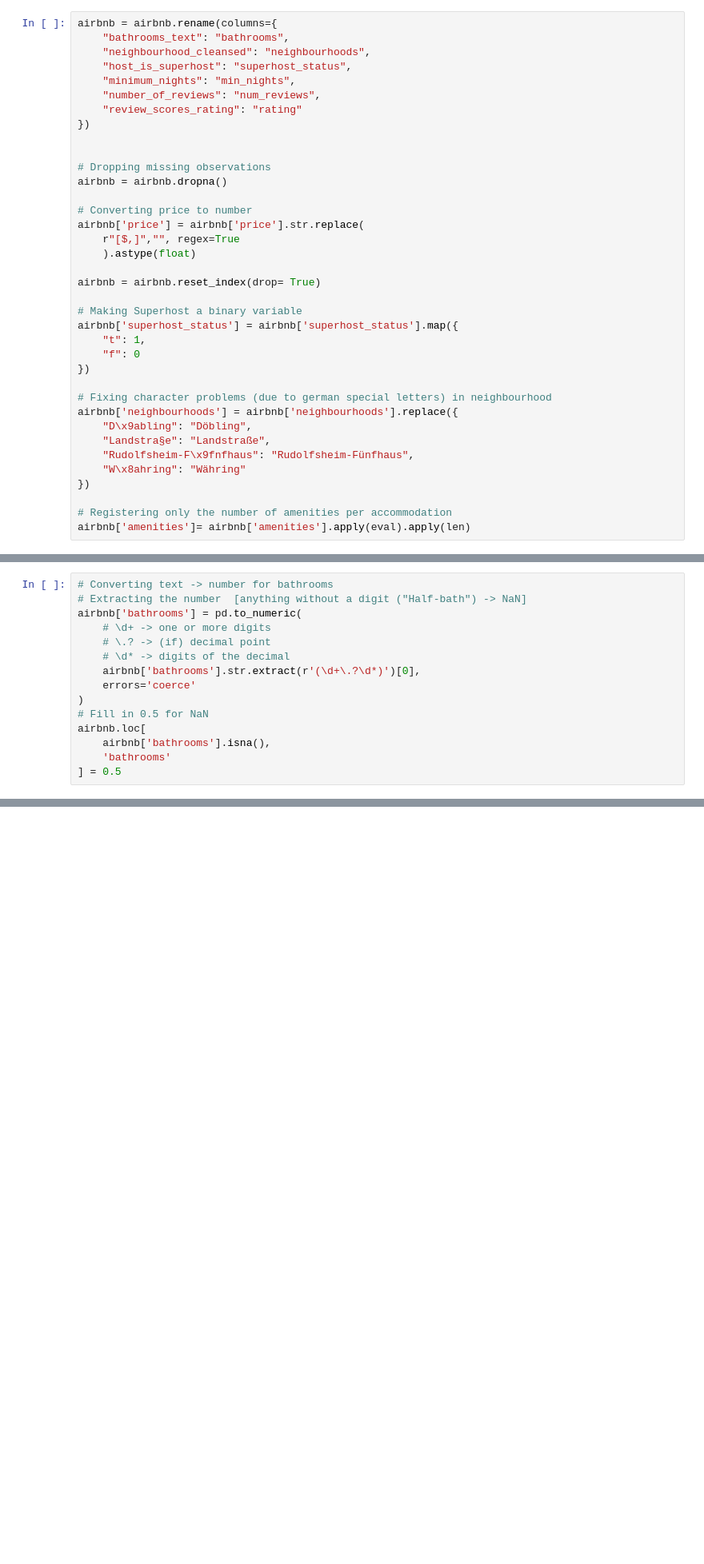
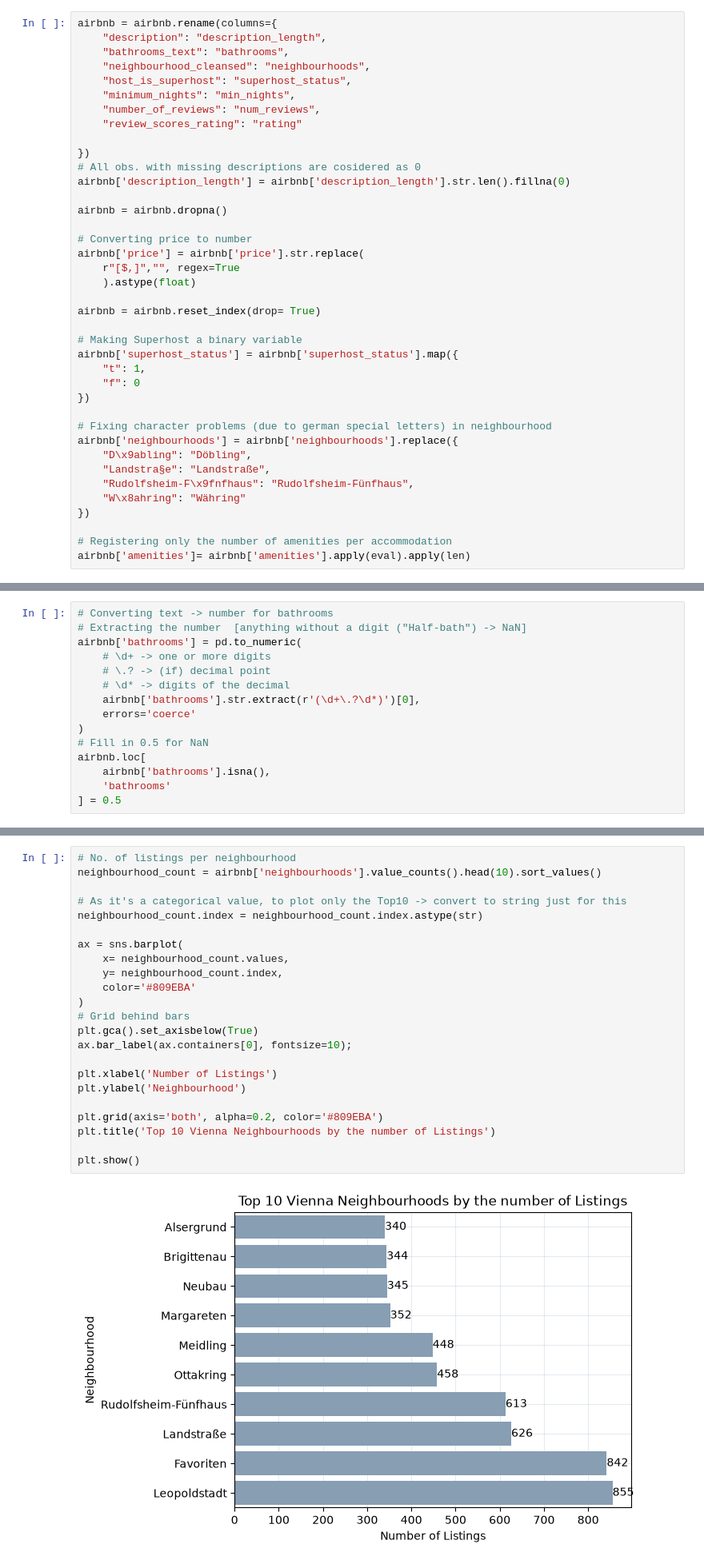
Before and after one commit to CccRosela/Vienna-Airbnb-Data-Analysis, a Jupyter notebook: Airbnb Project/notebook/Airbnb_Analysis.ipynb, the cells around one changed output, grey strips where cells are left out. Shown at 80% size. Cells and saved outputs as stored; diff of their text form; blank space fills up the shorter version.

```diff
--- a/Airbnb Project/notebook/Airbnb_Analysis.ipynb
+++ b/Airbnb Project/notebook/Airbnb_Analysis.ipynb
@@ -116,15 +121,17 @@ airbnb.head(3)
 # %%
 airbnb = airbnb.rename(columns={
+    "description": "description_length",
     "bathrooms_text": "bathrooms",
     "neighbourhood_cleansed": "neighbourhoods",
     "host_is_superhost": "superhost_status",
     "minimum_nights": "min_nights",
     "number_of_reviews": "num_reviews",
     "review_scores_rating": "rating"
+
 })
+# All obs. with missing descriptions are cosidered as 0
+airbnb['description_length'] = airbnb['description_length'].str.len().fillna(0)
 
-
-# Dropping missing observations
 airbnb = airbnb.dropna()
 
 # Converting price to number
@@ -186,0 +312,25 @@ airbnb.loc[
+# %%
+# No. of listings per neighbourhood
+neighbourhood_count = airbnb['neighbourhoods'].value_counts().head(10).sort_values()
+
+# As it's a categorical value, to plot only the Top10 -> convert to string just for this
+neighbourhood_count.index = neighbourhood_count.index.astype(str)
+
+ax = sns.barplot(
+    x= neighbourhood_count.values,
+    y= neighbourhood_count.index,
+    color='#809EBA'
+)
+# Grid behind bars
+plt.gca().set_axisbelow(True)
+ax.bar_label(ax.containers[0], fontsize=10);
+
+plt.xlabel('Number of Listings')
+plt.ylabel('Neighbourhood')
+
+plt.grid(axis='both', alpha=0.2, color='#809EBA')
+plt.title('Top 10 Vienna Neighbourhoods by the number of Listings')
+
+plt.show()
+# %% [output]
+[figure, added]
```
Also changed, not shown: parts of 15 cells of this notebook, 3 other files.
